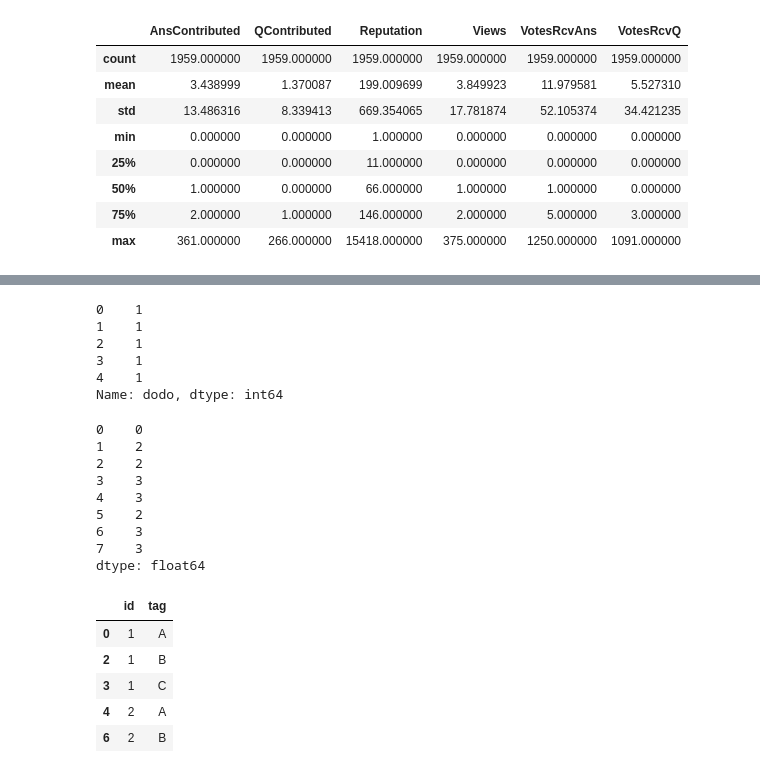
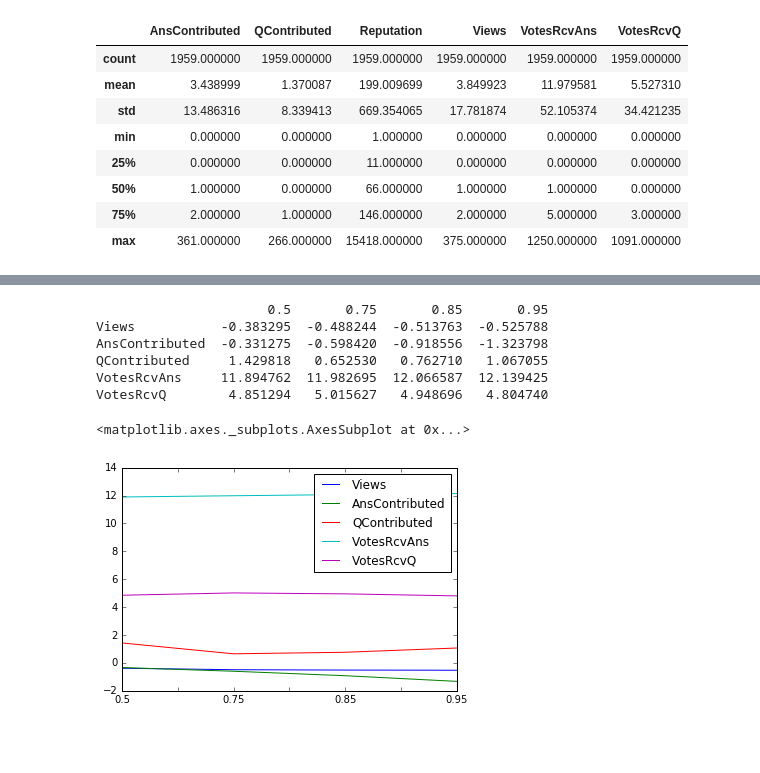
Before and after one commit to JoelDan192/Predictive-model-for-the-voting-system-in-SE-network, a Jupyter notebook: spanish_site/UserReputation.ipynb, the cells around one changed output, grey strips where cells are left out. Drawn from its saved outputs; the diff is of its cells as text; code cells hidden in the pictures; blank space fills up the shorter version.

```diff
--- a/spanish_site/UserReputation.ipynb
+++ b/spanish_site/UserReputation.ipynb
@@ -139,10 +124,0 @@ Warnings:
-# %%
-df1 = pd.DataFrame({'tag':['A','A','B','A','C'],'id': [1,1,1,1,1]})
-do_rename(df1.id,"dodo")
-# %% [output]
-0    1
-1    1
-2    1
-3    1
-4    1
-Name: dodo, dtype: int64
@@ -151,22 +125,24 @@ unique_count = (df1.drop_duplicates().groupby('id').cumcount() + 1).reindex(df1.
-# %%
-a = pd.Series([np.nan,2,np.nan,3,np.nan,2,3,3])
-a.fillna(method='ffill').fillna(0)
-# %% [output]
-0    0
-1    2
-2    2
-3    3
-4    3
-5    2
-6    3
-7    3
-dtype: float64
-# %%
-df1.drop_duplicates()
-# %% [output]
-|  | id | tag |
-| 0 | 1 | A |
-| 2 | 1 | B |
-| 3 | 1 | C |
-| 4 | 2 | A |
-| 6 | 2 | B |
+# %%
+
+fml = 'Reputation ~ Views + AnsContributed + QContributed + VotesRcvAns + VotesRcvQ - 1'
+mat_1 = []
+r2s_1 = []
+pcnt = [.5,.75, .85, .95]
+quantiles = [e for e in users.Reputation.quantile(pcnt)]
+for q in quantiles:
+    mod = sm.OLS.from_formula(fml, users[users.Reputation>=q])
+    rslt = mod.fit()
+    mat_1.append(rslt.params)
+    r2s_1.append(rslt.rsquared)
+mat_1 = pd.DataFrame(mat_1, index=[str(x) for x in pcnt])
+print mat_1.T
+mat_1.plot()
+# %% [output]
+                      0.5       0.75       0.85       0.95
+Views           -0.383295  -0.488244  -0.513763  -0.525788
+AnsContributed  -0.331275  -0.598420  -0.918556  -1.323798
+QContributed     1.429818   0.652530   0.762710   1.067055
+VotesRcvAns     11.894762  11.982695  12.066587  12.139425
+VotesRcvQ        4.851294   5.015627   4.948696   4.804740
+<matplotlib.axes._subplots.AxesSubplot at 0x...>
+[figure, added]
```
Also changed, not shown: parts of 12 cells of this notebook, 2 other files.
